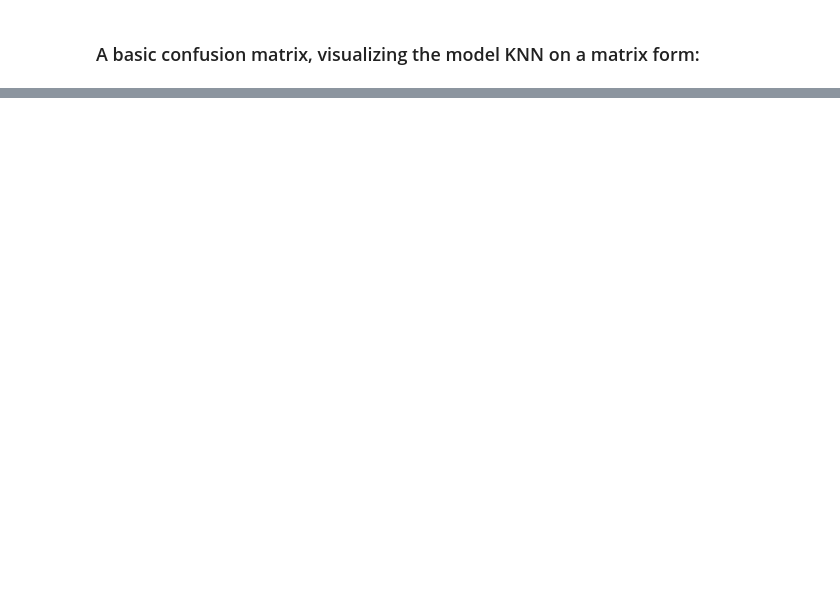
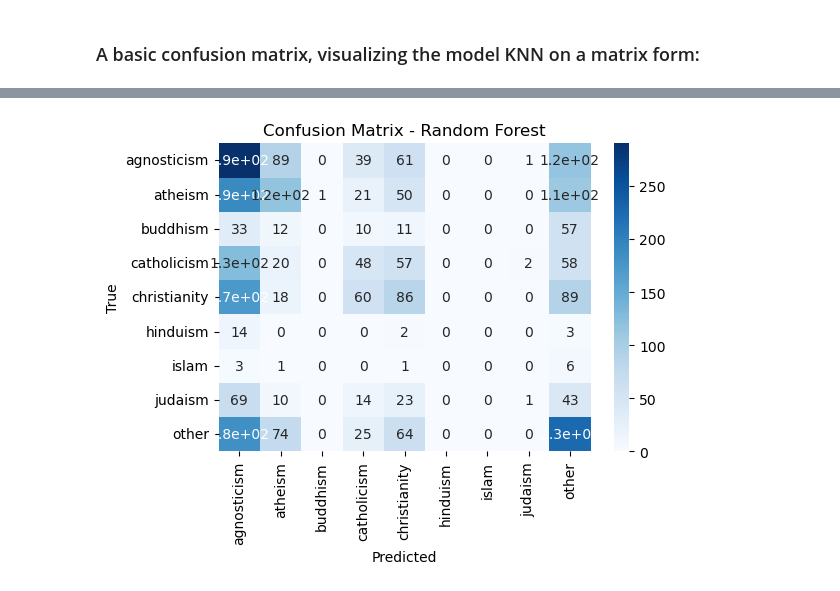
Before and after one commit to jasalgad/date_a_scientist, a Jupyter notebook: date-a-scientist.ipynb, the cells around one changed output, grey strips where cells are left out. Cells and saved outputs as stored; diff of their text form; code cells hidden in the pictures; blank space fills up the shorter version.

```diff
--- a/date-a-scientist.ipynb
+++ b/date-a-scientist.ipynb
@@ -1313,0 +1691,88 @@ plt.show()
+# %%
+import pandas as pd
+import numpy as np
+import re
+import seaborn as sns
+import matplotlib.pyplot as plt
+from sklearn.model_selection import train_test_split
+from sklearn.preprocessing import LabelEncoder, StandardScaler
+from sklearn.ensemble import RandomForestClassifier, GradientBoostingClassifier
+from sklearn.svm import SVC
+from sklearn.linear_model import LogisticRegression
+from sklearn.metrics import accuracy_score, classification_report, confusion_matrix
+
+# 🔹 1️⃣ Cargar los datos
+df = pd.read_csv('profiles.csv')
+
+# 🔹 2️⃣ Limpiar `religion_cleaned` (variable objetivo)
+df["religion_cleaned"] = df["religion"].apply(lambda x: x.split()[0] if pd.notna(x) else np.nan)
+
+# 🔹 3️⃣ Limpiar otras variables categóricas
+df["education_cleaned"] = df["education"].apply(lambda x: x.split()[0] if pd.notna(x) else np.nan)
+df["job_cleaned"] = df["job"].apply(lambda x: x.split()[0] if pd.notna(x) else np.nan)
+
+# 🔹 4️⃣ Selección de Características
+columns = [
+    "age", "body_type", "diet", "drinks", "drugs",
+    "education_cleaned", "job_cleaned", "orientation",
+    "pets", "smokes", "status", "religion_cleaned"
+]
+
+df_clean = df[columns].dropna(subset=columns).reset_index(drop=True)
+
+# 🔹 5️⃣ Convertir Variables Categóricas a Números
+le = LabelEncoder()
+for col in df_clean.columns:
+    df_clean[col] = le.fit_transform(df_clean[col])
+
+# 🔹 6️⃣ Definir Variables (`X`) y Variable Objetivo (`y`)
+X = df_clean.iloc[:, :-1]  # Todas las columnas excepto `religion_cleaned`
+y = df_clean["religion_cleaned"]  # Variable objetivo
+
+# 🔹 7️⃣ Dividir en Entrenamiento y Prueba
+X_train, X_test, y_train, y_test = train_test_split(X, y, test_size=0.2, random_state=42)
+
+# 🔹 8️⃣ Escalar los Datos
+scaler = StandardScaler()
+X_train = scaler.fit_transform(X_train)
+X_test = scaler.transform(X_test)
+
+# 🔹 9️⃣ Entrenar Modelos
+# 📌 Random Forest
+rf = RandomForestClassifier(n_estimators=200, max_depth=10, random_state=42)
+rf.fit(X_train, y_train)
+y_pred_rf = rf.predict(X_test)
+
+# 📌 Gradient Boosting
+gb = GradientBoostingClassifier(n_estimators=200, learning_rate=0.05, max_depth=5, random_state=42)
+gb.fit(X_train, y_train)
+y_pred_gb = gb.predict(X_test)
+
+# 📌 SVM
+svm = SVC(kernel='linear')
+svm.fit(X_train, y_train)
+y_pred_svm = svm.predict(X_test)
+
+# 📌 Logistic Regression
+lr = LogisticRegression(max_iter=500, solver='lbfgs', multi_class='multinomial')
+lr.fit(X_train, y_train)
+y_pred_lr = lr.predict(X_test)
+
+# 🔹 🔟 Comparar Resultados
+print(f"Random Forest Accuracy: {accuracy_score(y_test, y_pred_rf):.4f}")
+print(f"Gradient Boosting Accuracy: {accuracy_score(y_test, y_pred_gb):.4f}")
+print(f"SVM Accuracy: {accuracy_score(y_test, y_pred_svm):.4f}")
+print(f"Logistic Regression Accuracy: {accuracy_score(y_test, y_pred_lr):.4f}")
+
+# 🔹 🔟 Matriz de Confusión para el Mejor Modelo
+cm = confusion_matrix(y_test, y_pred_rf)
+plt.figure(figsize=(6, 4))
+sns.heatmap(cm, annot=True, cmap="Blues", xticklabels=le.classes_, yticklabels=le.classes_)
+plt.xlabel("Predicted")
+plt.ylabel("True")
+plt.title("Confusion Matrix - Random Forest")
+plt.show()
+
+# 🔹 🔟 Reporte de Clasificación
+print("Random Forest Classification Report:\n", classification_report(y_test, y_pred_rf, target_names=le.classes_))
+# %% [output]
@@ -1313,0 +1783 @@ plt.show()
+[figure, added]
```
Also changed, not shown: parts of 39 cells of this notebook.
